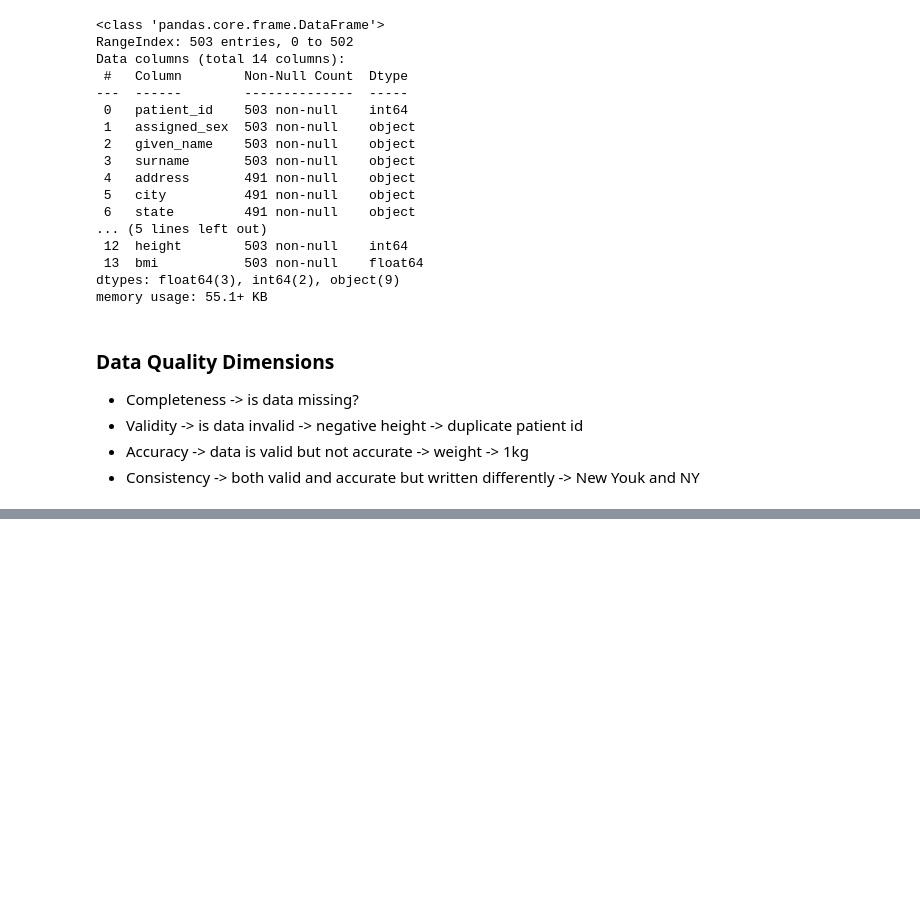
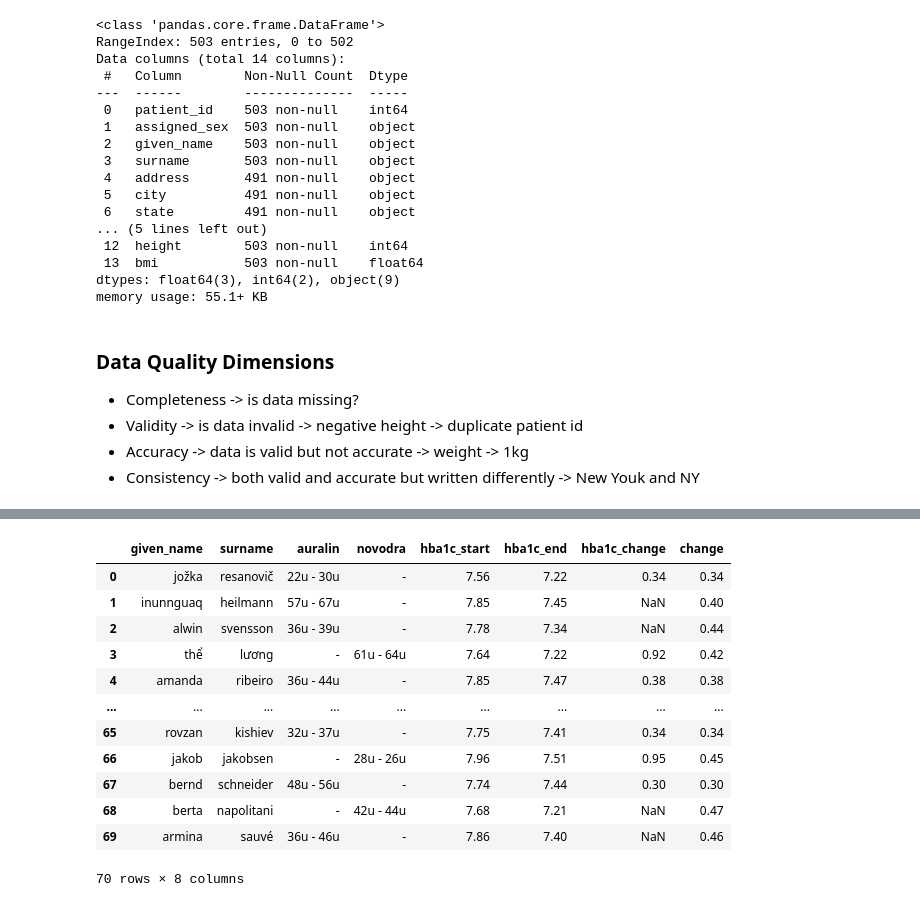
Before and after one commit to magaramol/campusx_data_analysis, a Jupyter notebook: campusx_data_wr.ipynb, the cells around one changed output, grey strips where cells are left out. Drawn from its saved outputs; the diff is of its cells as text; code cells hidden in the pictures; blank space fills up the shorter version.

```diff
--- a/campusx_data_wr.ipynb
+++ b/campusx_data_wr.ipynb
@@ -6,7 +6,7 @@ import pandas as pd
 patients = pd.read_csv('/content/drive/MyDrive/colaaab/Campusx_data/patients.csv')
 treatments = pd.read_csv('/content/drive/MyDrive/colaaab/Campusx_data/treatments.csv')
 adverse_reactions = pd.read_csv('/content/drive/MyDrive/colaaab/Campusx_data/adverse_reactions.csv')
-treatment_cut = pd.read_csv('/content/drive/MyDrive/colaaab/Campusx_data/treatments_cut.csv')
+treatments_cut = pd.read_csv('/content/drive/MyDrive/colaaab/Campusx_data/treatments_cut.csv')
 # %%
 patients.head()
 # %% [output]
@@ -95,0 +111,24 @@ memory usage: 55.1+ KB
+# %%
+patients_df = patients.copy()
+treatments_df = treatments.copy()
+treatments_cut_df = treatments_cut.copy()
+adverse_reactions_df = adverse_reactions.copy()
+# %%
+treatments_cut_df['change']=treatments_cut_df['hba1c_start']-treatments_cut_df['hba1c_end']
+treatments_df['change']=treatments_df['hba1c_start']-treatments_df['hba1c_end']
+# %%
+treatments_cut_df
+# %% [output]
+|  | given_name | surname | auralin | novodra | hba1c_start | hba1c_end | hba1c_change | change |
+| 0 | jožka | resanovič | 22u - 30u | - | 7.56 | 7.22 | 0.34 | 0.34 |
+| 1 | inunnguaq | heilmann | 57u - 67u | - | 7.85 | 7.45 | NaN | 0.40 |
+| 2 | alwin | svensson | 36u - 39u | - | 7.78 | 7.34 | NaN | 0.44 |
+| 3 | thể | lương | - | 61u - 64u | 7.64 | 7.22 | 0.92 | 0.42 |
+| 4 | amanda | ribeiro | 36u - 44u | - | 7.85 | 7.47 | 0.38 | 0.38 |
+| ... | ... | ... | ... | ... | ... | ... | ... | ... |
+| 65 | rovzan | kishiev | 32u - 37u | - | 7.75 | 7.41 | 0.34 | 0.34 |
+| 66 | jakob | jakobsen | - | 28u - 26u | 7.96 | 7.51 | 0.95 | 0.45 |
+| 67 | bernd | schneider | 48u - 56u | - | 7.74 | 7.44 | 0.30 | 0.30 |
+| 68 | berta | napolitani | - | 42u - 44u | 7.68 | 7.21 | NaN | 0.47 |
+| 69 | armina | sauvé | 36u - 46u | - | 7.86 | 7.40 | NaN | 0.46 |
+70 rows × 8 columns
```
Also changed, not shown: parts of 12 cells of this notebook.
